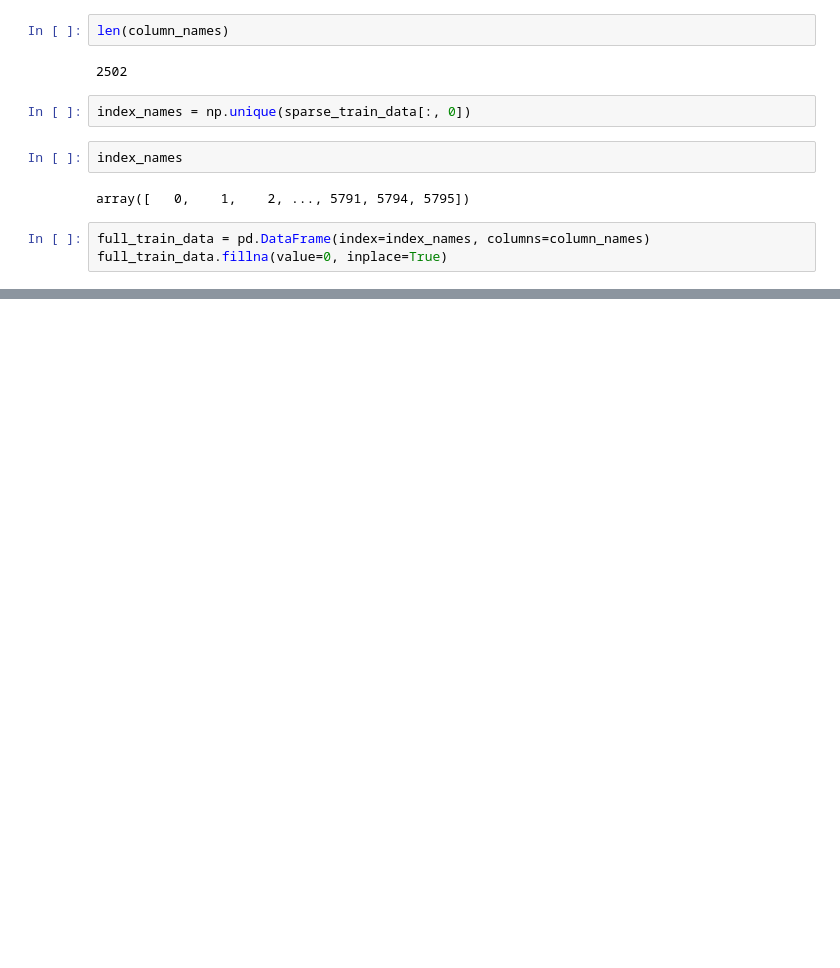
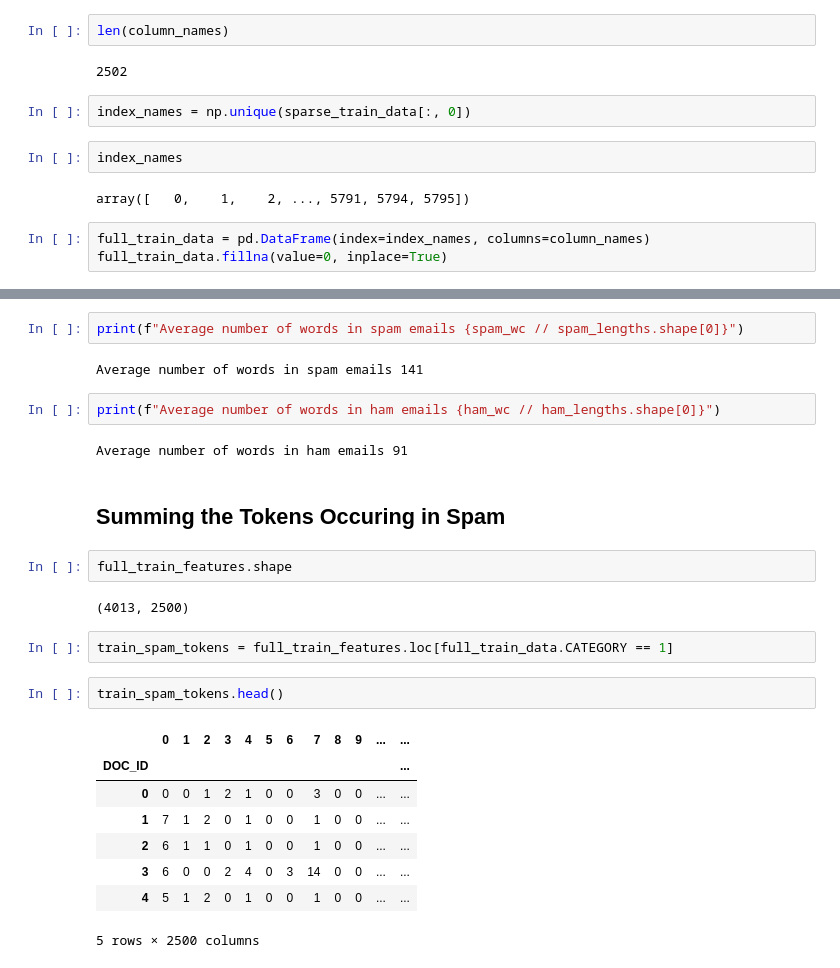
Before and after one commit to magalhaesbrunop/naive_bayes_classifier_filter_spam_emails, a Jupyter notebook: bayes_classifier_training.ipynb, the cells around one changed output, grey strips where cells are left out. Cells and saved outputs as stored; diff of their text form; blank space fills up the shorter version.

```diff
--- a/bayes_classifier_training.ipynb
+++ b/bayes_classifier_training.ipynb
@@ -132,0 +255,27 @@ full_train_data.head()
+# %%
+print(f"Average number of words in spam emails {spam_wc // spam_lengths.shape[0]}")
+# %% [output]
+Average number of words in spam emails 141
+# %%
+print(f"Average number of words in ham emails {ham_wc // ham_lengths.shape[0]}")
+# %% [output]
+Average number of words in ham emails 91
+# %% [markdown]
+## Summing the Tokens Occuring in Spam
+# %%
+full_train_features.shape
+# %% [output]
+(4013, 2500)
+# %%
+train_spam_tokens = full_train_features.loc[full_train_data.CATEGORY == 1]
+# %%
+train_spam_tokens.head()
+# %% [output]
+|  | 0 | 1 | 2 | 3 | 4 | 5 | 6 | 7 | 8 | 9 | ... | ... |
+| DOC_ID |  |  |  |  |  |  |  |  |  |  |  | ... |
+| 0 | 0 | 0 | 1 | 2 | 1 | 0 | 0 | 3 | 0 | 0 | ... | ... |
+| 1 | 7 | 1 | 2 | 0 | 1 | 0 | 0 | 1 | 0 | 0 | ... | ... |
+| 2 | 6 | 1 | 1 | 0 | 1 | 0 | 0 | 1 | 0 | 0 | ... | ... |
+| 3 | 6 | 0 | 0 | 2 | 4 | 0 | 3 | 14 | 0 | 0 | ... | ... |
+| 4 | 5 | 1 | 2 | 0 | 1 | 0 | 0 | 1 | 0 | 0 | ... | ... |
+5 rows × 2500 columns
```
Also changed, not shown: parts of 39 cells of this notebook.
